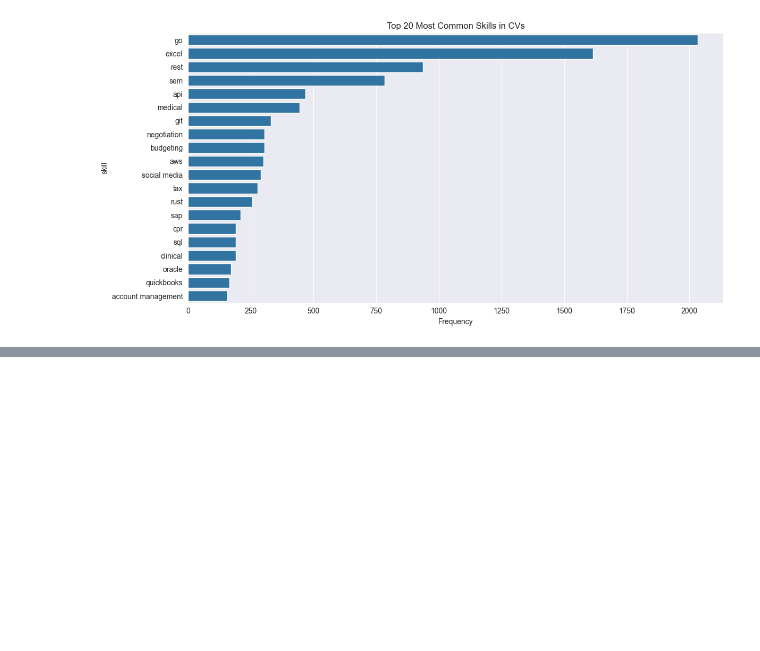
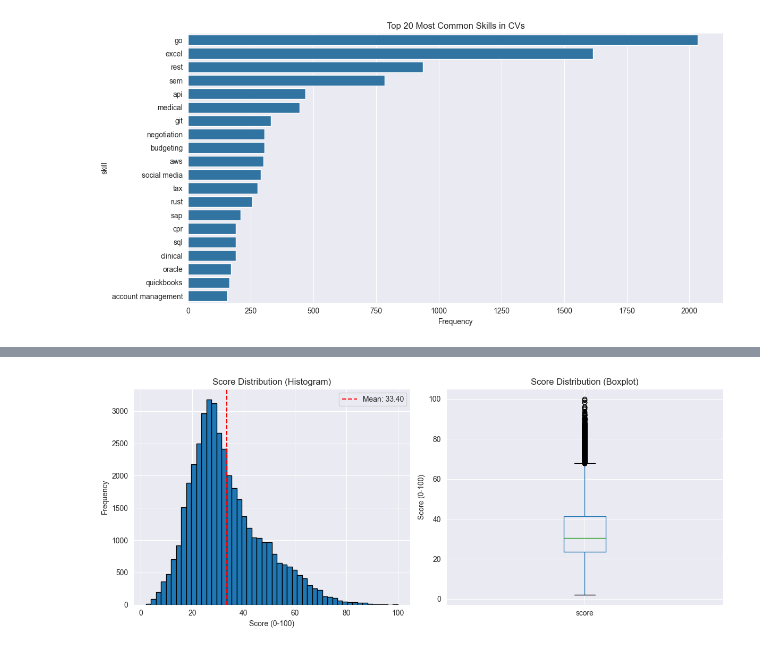
Before and after one commit to NguyenHungCuongg/Smart-Recruit, a Jupyter notebook: ml/dataset/notebooks/01_EDA.ipynb, the cells around one changed output, grey strips where cells are left out. Drawn from its saved outputs; the diff is of its cells as text; code cells hidden in the pictures; blank space fills up the shorter version.

Commit message:
Phân tích tương quan CVs và Jobs

```diff
--- a/ml/dataset/notebooks/01_EDA.ipynb
+++ b/ml/dataset/notebooks/01_EDA.ipynb
@@ -264,0 +267,87 @@ Top 20 CV Skills:
+# %%
+# 4.1 Thống kê phân phối score
+print("\nScore Distribution Statistics:")
+print(training_df['score'].describe())
+
+plt.figure(figsize=(12, 5))
+
+plt.subplot(1, 2, 1)
+training_df['score'].hist(bins=50, edgecolor='black')
+plt.title('Score Distribution (Histogram)')
+plt.xlabel('Score (0-100)')
+plt.ylabel('Frequency')
+plt.axvline(training_df['score'].mean(), color='red', linestyle='--', label=f'Mean: {training_df["score"].mean():.2f}')
+plt.legend()
+
+plt.subplot(1, 2, 2)
+training_df.boxplot(column='score')
+plt.title('Score Distribution (Boxplot)')
+plt.ylabel('Score (0-100)')
+
+plt.tight_layout()
+plt.show()
+
+# 4.2 Thống kê khoảng score
+score_ranges = {
+    '0-20 (Poor)': (training_df['score'] < 20).sum(),
+    '20-40 (Low)': ((training_df['score'] >= 20) & (training_df['score'] < 40)).sum(),
+    '40-60 (Medium)': ((training_df['score'] >= 40) & (training_df['score'] < 60)).sum(),
+    '60-80 (Good)': ((training_df['score'] >= 60) & (training_df['score'] < 80)).sum(),
+    '80-100 (Excellent)': (training_df['score'] >= 80).sum()
+}
+
+print("\nScore Range Distribution:")
+for range_name, count in score_ranges.items():
+    percentage = (count / len(training_df)) * 100
+    print(f"  {range_name}: {count} ({percentage:.1f}%)")
+
+plt.figure(figsize=(10, 6))
+plt.bar(score_ranges.keys(), score_ranges.values())
+plt.title('Training Data Score Range Distribution')
+plt.xlabel('Score Range')
+plt.ylabel('Count')
+plt.xticks(rotation=45, ha='right')
+plt.tight_layout()
+plt.show()
+
+# Kiểm tra các dữ liệu Imbalanced
+if max(score_ranges.values()) / min(score_ranges.values()) > 3:
+    print("\n WARNING: Imbalanced score distribution detected!")
+    print(" Consider resampling or using weighted loss during training.")
+
+# 4.3 Phân tích tương quan (của các đặc trưng giữa Jobs với CVs)
+print("\n" + "=" * 60)
+print("FEATURE CORRELATION ANALYSIS")
+print("=" * 60)
+
+# Merge data giữa Jobs và CVs
+merged_df = training_df.merge(
+    jobs_df[['min_experience', 'education', 'seniority', 'skills_count']].reset_index(),
+    left_on='job_id',
+    right_on='index',
+    suffixes=('', '_job')
+).merge(
+    cvs_df[['experience_years', 'education']].reset_index(),
+    left_on='cv_id',
+    right_on='index',
+    suffixes=('_job', '_cv')
+)
+
+# Education encoding
+edu_map = {'high school': 0, 'undergraduate': 1, 'bachelor': 2, 'master': 3, 'phd': 4}
+merged_df['job_edu_level'] = merged_df['education_job'].map(edu_map).fillna(0)
+merged_df['cv_edu_level'] = merged_df['education_cv'].map(edu_map).fillna(0)
+
+# Tính toán ma trận tương quan
+correlation_features = ['score', 'min_experience', 'experience_years', 'skills_count', 'job_edu_level', 'cv_edu_level']
+correlation_matrix = merged_df[correlation_features].corr()
+
+print("\nFeature Correlations with Score:")
+print(correlation_matrix['score'].sort_values(ascending=False))
+
+plt.figure(figsize=(10, 8))
+sns.heatmap(correlation_matrix, annot=True, cmap='coolwarm', center=0, fmt='.2f')
+plt.title('Feature Correlation Matrix')
+plt.tight_layout()
+plt.show()
+# %% [output]
@@ -264,0 +364 @@ Top 20 CV Skills:
+[figure, added]
```
Also changed, not shown: parts of 2 cells of this notebook.
